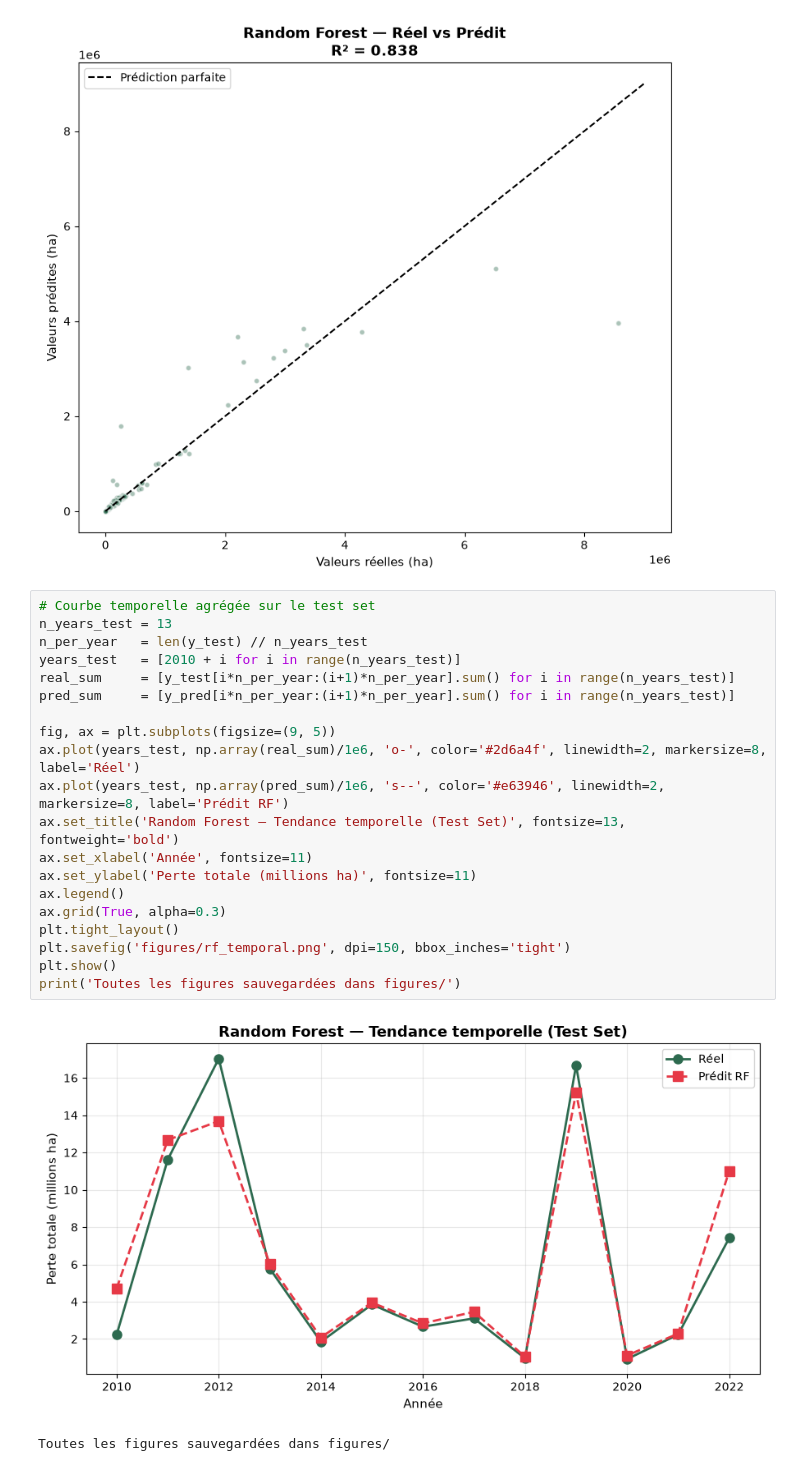
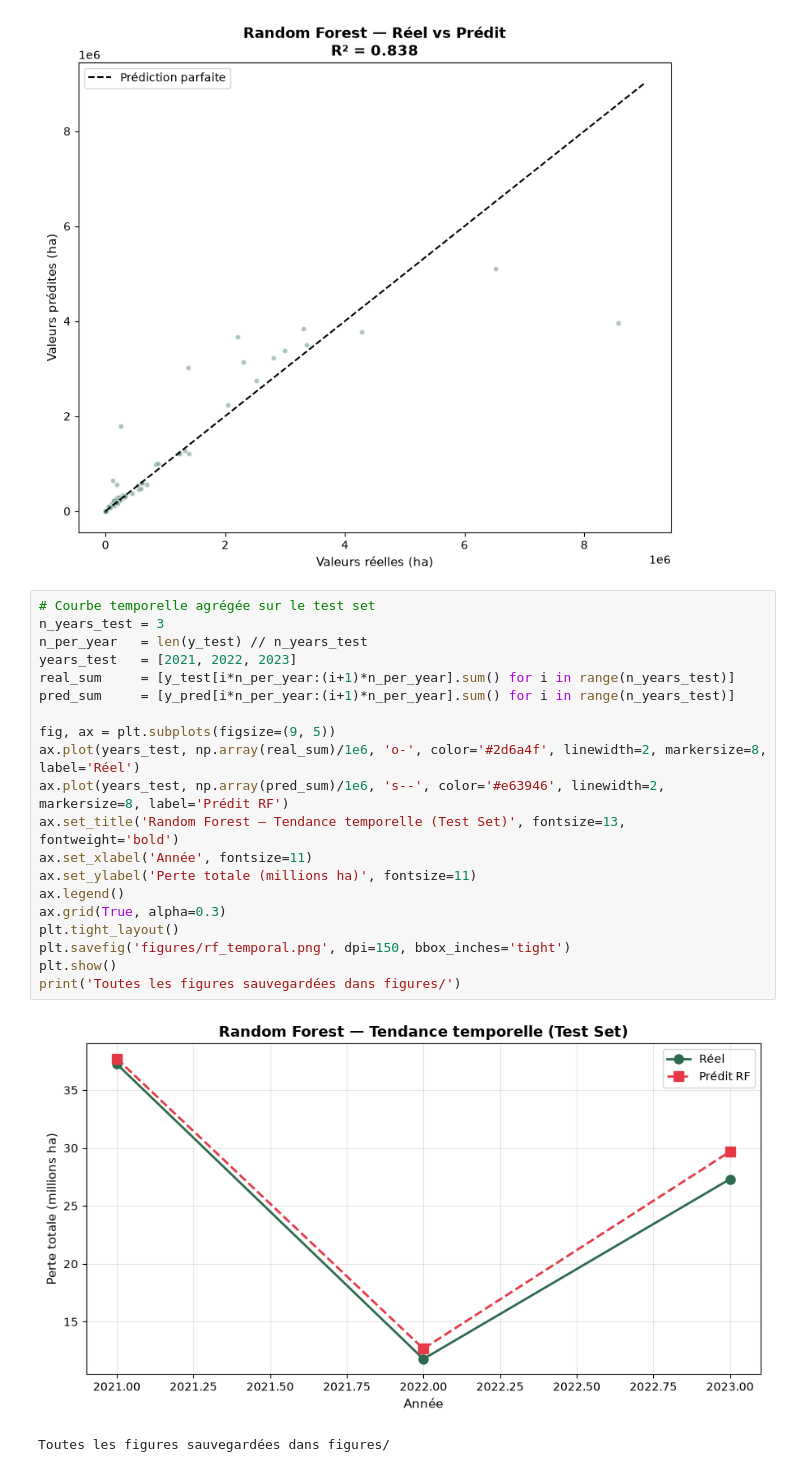
Before and after one commit to Demonta0109/ML-Deforestation-2026, a Jupyter notebook: 03_Random_Forest.ipynb, the cells around one changed output. Drawn from its saved outputs; the diff is of its cells as text.

```diff
--- a/03_Random_Forest.ipynb
+++ b/03_Random_Forest.ipynb
@@ -163,24 +163,24 @@ plt.show()
 [figure]
 # %%
 # Courbe temporelle agrégée sur le test set
-n_years_test = 13
+n_years_test = 3
 n_per_year   = len(y_test) // n_years_test
-years_test   = [2010 + i for i in range(n_years_test)]
+years_test   = [2021, 2022, 2023]
 real_sum     = [y_test[i*n_per_year:(i+1)*n_per_year].sum() for i in range(n_years_test)]
 pred_sum     = [y_pred[i*n_per_year:(i+1)*n_per_year].sum() for i in range(n_years_test)]
 
 fig, ax = plt.subplots(figsize=(9, 5))
 ax.plot(years_test, np.array(real_sum)/1e6, 'o-', color='#2d6a4f', linewidth=2, markersize=8, label='Réel')
 ax.plot(years_test, np.array(pred_sum)/1e6, 's--', color='#e63946', linewidth=2, markersize=8, label='Prédit RF')
 ax.set_title('Random Forest — Tendance temporelle (Test Set)', fontsize=13, fontweight='bold')
 ax.set_xlabel('Année', fontsize=11)
 ax.set_ylabel('Perte totale (millions ha)', fontsize=11)
 ax.legend()
 ax.grid(True, alpha=0.3)
 plt.tight_layout()
 plt.savefig('figures/rf_temporal.png', dpi=150, bbox_inches='tight')
 plt.show()
 print('Toutes les figures sauvegardées dans figures/')
 # %% [output]
-[figure, old version]
+[figure, new version]
 Toutes les figures sauvegardées dans figures/
```
Also changed, not shown: parts of 2 cells of this notebook, 2 other files.
